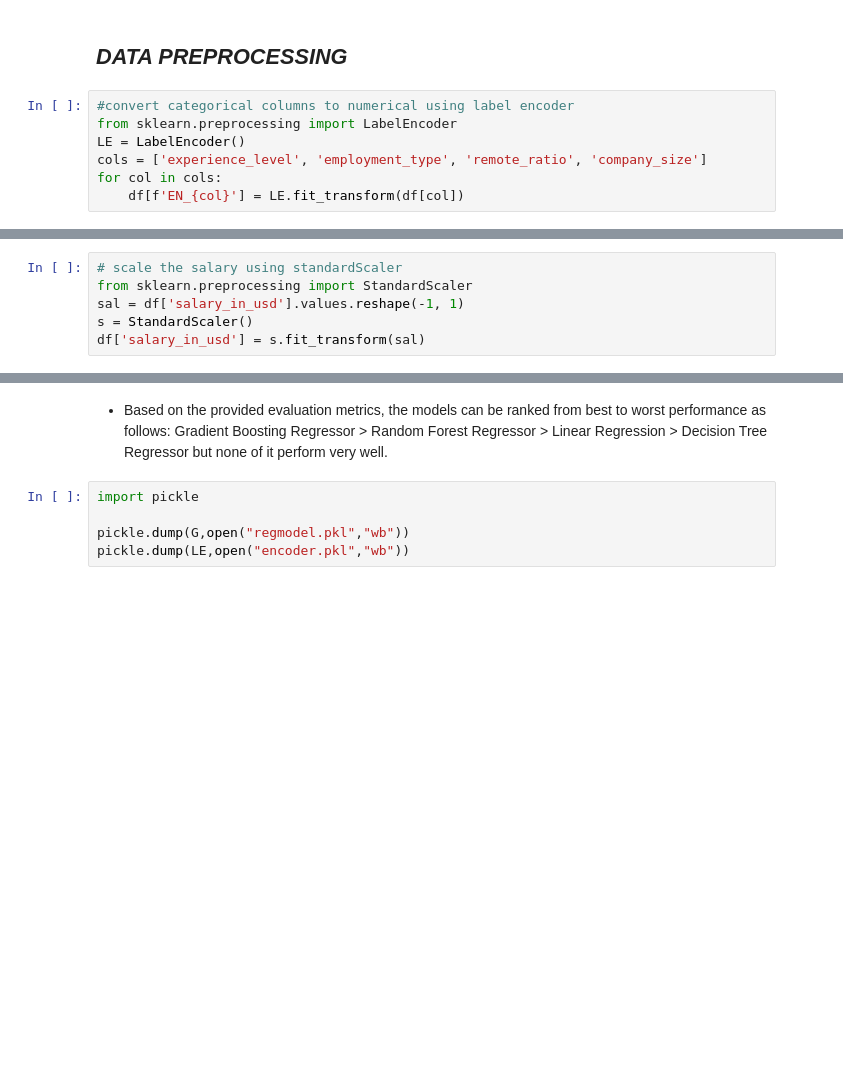
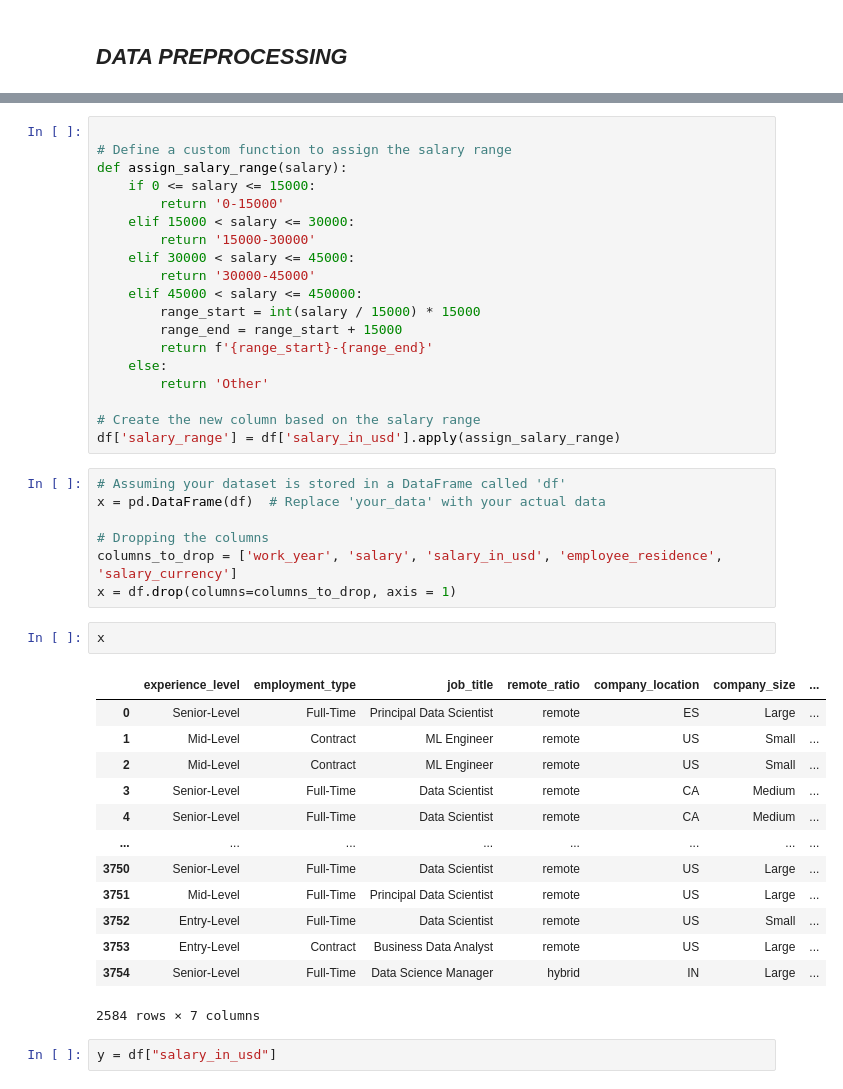
Before and after one commit to sudyhere/DS_SalaryPrediction, a Jupyter notebook: code.ipynb, the cells around one changed output, grey strips where cells are left out. Cells and saved outputs as stored; diff of their text form; blank space fills up the shorter version.

```diff
--- a/code.ipynb
+++ b/code.ipynb
@@ -141,10 +131,3 @@ df.duplicated().sum()
 0
 # %% [markdown]
 ## *DATA PREPROCESSING*
-# %%
-#convert categorical columns to numerical using label encoder
-from sklearn.preprocessing import LabelEncoder
-LE = LabelEncoder()
-cols = ['experience_level', 'employment_type', 'remote_ratio', 'company_size']
-for col in cols:
-    df[f'EN_{col}'] = LE.fit_transform(df[col])
@@ -176,6 +133,0 @@ df2
-# %%
-# scale the salary using standardScaler
-from sklearn.preprocessing import StandardScaler
-sal = df['salary_in_usd'].values.reshape(-1, 1)
-s = StandardScaler()
-df['salary_in_usd'] = s.fit_transform(sal)
@@ -252,7 +134,44 @@ The r2 of Gradient Boosting Regressor is = 0.5036011986990458
-# %% [markdown]
-- Based on the provided evaluation metrics, the models can be ranked from best to worst performance as follows: Gradient Boosting Regressor > Random Forest Regressor > Linear Regression > Decision Tree Regressor but none of it perform very well.
-# %%
-import pickle
-
-pickle.dump(G,open("regmodel.pkl","wb"))
-pickle.dump(LE,open("encoder.pkl","wb"))
+# %%
+
+# Define a custom function to assign the salary range
+def assign_salary_range(salary):
+    if 0 <= salary <= 15000:
+        return '0-15000'
+    elif 15000 < salary <= 30000:
+        return '15000-30000'
+    elif 30000 < salary <= 45000:
+        return '30000-45000'
+    elif 45000 < salary <= 450000:
+        range_start = int(salary / 15000) * 15000
+        range_end = range_start + 15000
+        return f'{range_start}-{range_end}'
+    else:
+        return 'Other'
+
+# Create the new column based on the salary range
+df['salary_range'] = df['salary_in_usd'].apply(assign_salary_range)
+# %%
+# Assuming your dataset is stored in a DataFrame called 'df'
+x = pd.DataFrame(df)  # Replace 'your_data' with your actual data
+
+# Dropping the columns
+columns_to_drop = ['work_year', 'salary', 'salary_in_usd', 'employee_residence', 'salary_currency']
+x = df.drop(columns=columns_to_drop, axis = 1)
+# %%
+x
+# %% [output]
+|  | experience_level | employment_type | job_title | remote_ratio | company_location | company_size | ... |
+| 0 | Senior-Level | Full-Time | Principal Data Scientist | remote | ES | Large | ... |
+| 1 | Mid-Level | Contract | ML Engineer | remote | US | Small | ... |
+| 2 | Mid-Level | Contract | ML Engineer | remote | US | Small | ... |
+| 3 | Senior-Level | Full-Time | Data Scientist | remote | CA | Medium | ... |
+| 4 | Senior-Level | Full-Time | Data Scientist | remote | CA | Medium | ... |
+| ... | ... | ... | ... | ... | ... | ... | ... |
+| 3750 | Senior-Level | Full-Time | Data Scientist | remote | US | Large | ... |
+| 3751 | Mid-Level | Full-Time | Principal Data Scientist | remote | US | Large | ... |
+| 3752 | Entry-Level | Full-Time | Data Scientist | remote | US | Small | ... |
+| 3753 | Entry-Level | Contract | Business Data Analyst | remote | US | Large | ... |
+| 3754 | Senior-Level | Full-Time | Data Science Manager | hybrid | IN | Large | ... |
+2584 rows × 7 columns
+# %%
+y = df["salary_in_usd"]
```
Also changed, not shown: parts of 15 cells of this notebook.
